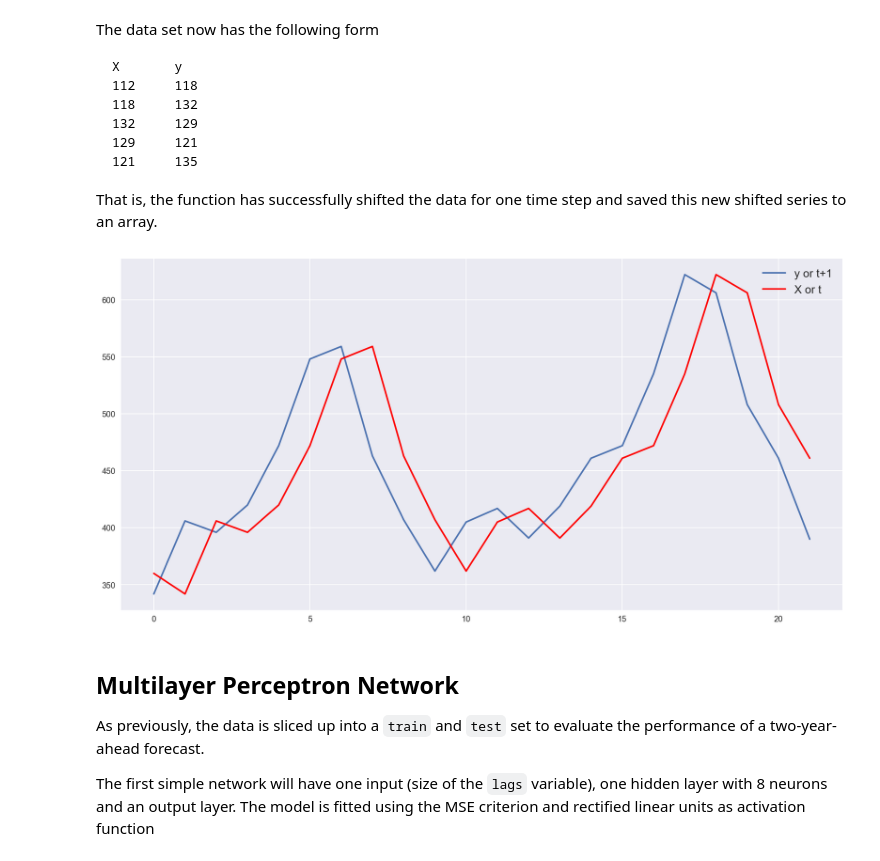
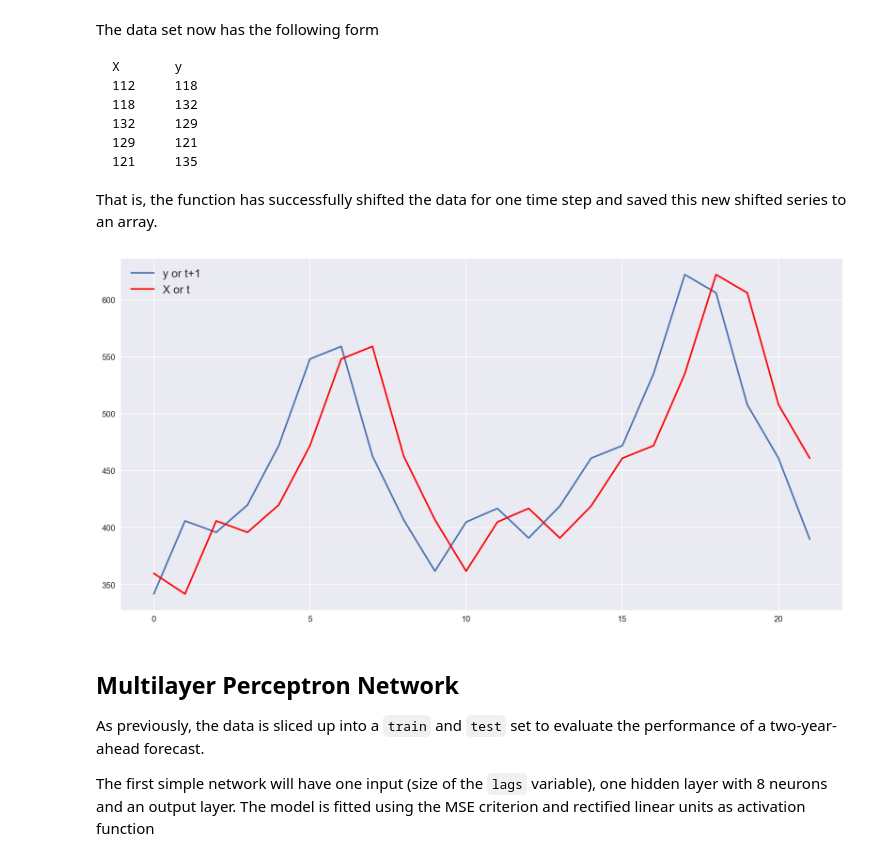
Before and after one commit to dacatay/time-series-analysis, a Jupyter notebook: 07_Forecasting_ANN.ipynb, the cells around one changed output. Saved outputs shown, nothing was run; the diff lists cells and outputs as text; code cells hidden in the pictures.

```diff
--- a/07_Forecasting_ANN.ipynb
+++ b/07_Forecasting_ANN.ipynb
@@ -222,11 +265,11 @@ That is, the function has successfully shifted the data for one time step and sa
 # %%
 # plot the created data
 plt.plot(y_test, label='y or t+1')
 plt.plot(X_test, label='X or t', color='red')
-plt.legend(loc='best')
+plt.legend(loc='upper left')
 plt.show()
 # %% [output]
-[figure, old version]
+[figure, new version]
 # %% [markdown]
 ## Multilayer Perceptron Network
 
```
Also changed, not shown: parts of 30 cells of this notebook, 8 other files.
